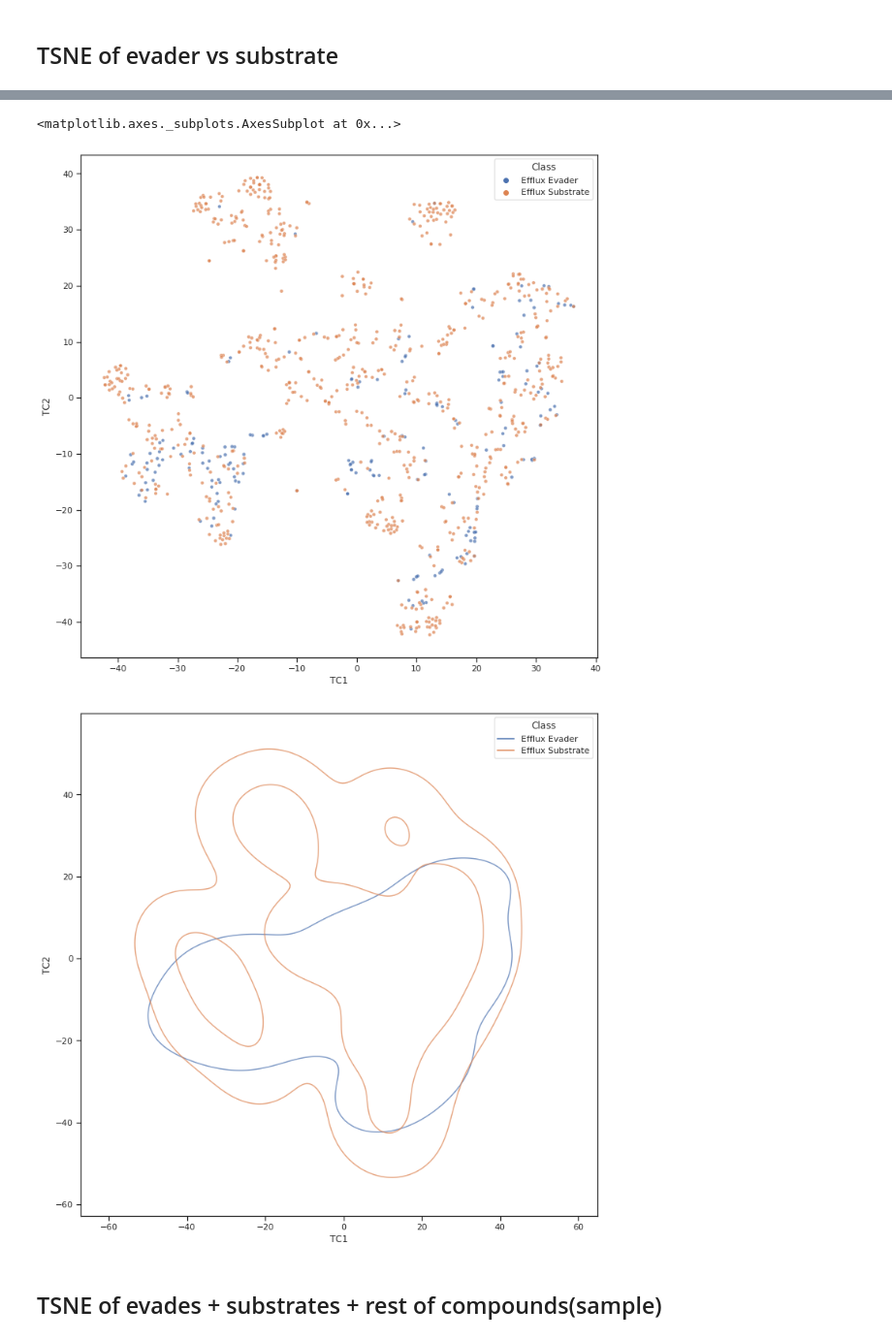
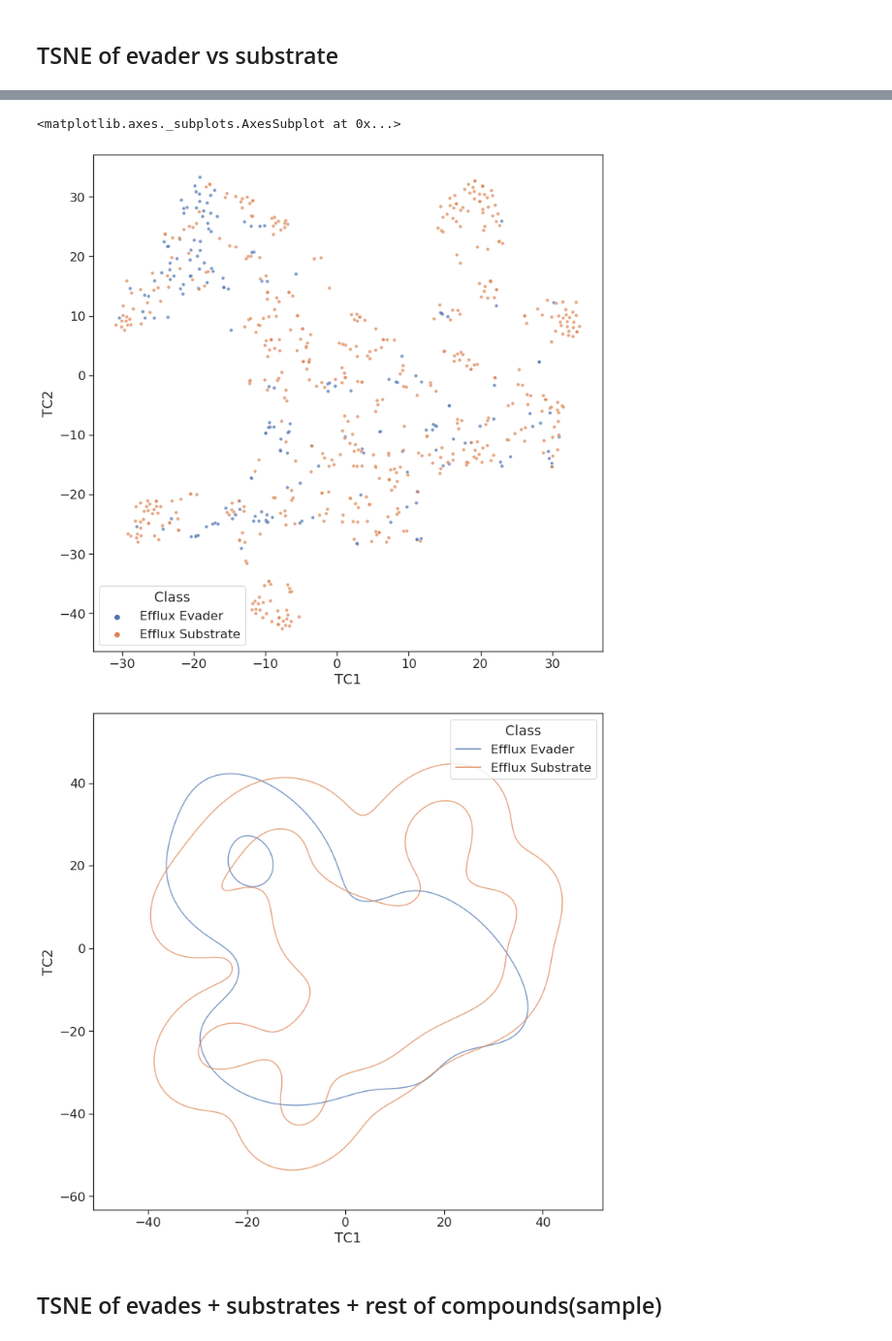
Before and after one commit to domgurvic/co_add_efflux, a Jupyter notebook: co_add/co_add_chaser.ipynb, the cells around one changed output, grey strips where cells are left out. Shown at 97% size. Drawn from its saved outputs; the diff is of its cells as text; code cells hidden in the pictures.

```diff
--- a/co_add/co_add_chaser.ipynb
+++ b/co_add/co_add_chaser.ipynb
@@ -112,6 +112,16 @@ sub_and_evade= pd.read_pickle('data_curated/sub_and_evade.pkl')
 om_permeating = pd.read_pickle('data_curated/om_permeating.pkl')
 
 om_non_permeating = pd.read_pickle('data_curated/om_non_permeating.pkl')
+
+
+### OM bias
+
+
+efflux_evaders_om_corrected = pd.read_pickle('data_curated/efflux_evaders_om_corrected.pkl')
+
+efflux_substrates_om_corrected = pd.read_pickle('data_curated/efflux_substrates_om_corrected.pkl')
+
+sub_and_evade_om_corrected = efflux_evaders_om_corrected.append(efflux_substrates_om_corrected).reset_index(drop=True)
 # %% [markdown]
 ### 2. standartise it
 
@@ -726,15 +733,0 @@ Out of 760 efflux substrates 206 are non-permeators
-# %%
-# e_coli_wild_efflux[['INHIB_AVE_wild', 'INHIB_AVE_efflux']].plot.hist(bins=200, alpha=0.5, figsize=[10,7])
-
-
-sns.set(rc={"figure.figsize":(10, 7)})
-sns.set_style("white")
-
-sns.histplot(e_coli_wild_efflux[['INHIB_AVE_efflux', 'INHIB_AVE_wild']], alpha=0.5, bins=150)
-sns.despine()
-
-plt.legend(['Wild Type, $\overline{n} = 4.0$', '$\Delta TolC, \overline{n} = 6.6 $'])
-
-
-plt.xlabel('Percentile OD600', weight='bold');
-plt.ylabel('Number of Compounds', weight='bold');
@@ -745,11 +764,11 @@ plt.ylabel('Number of Compounds', weight='bold');
 # %%
-sub_and_evade_tsne = master_functions.tsne_no_plot(sub_and_evade['fps'], perp=30)
+sub_and_evade_om_corrected_tsne = master_functions.tsne_no_plot(sub_and_evade_om_corrected['fps'], perp=30)
 
 fig, ax = plt.subplots(figsize=(12,12))
-sns.scatterplot(x='TC1',y='TC2',data=sub_and_evade_tsne, s=20 ,alpha=0.7, hue=sub_and_evade['Class'])
+sns.scatterplot(x='TC1',y='TC2',data=sub_and_evade_om_corrected_tsne, s=20 ,alpha=0.7, hue=sub_and_evade_om_corrected['Class'])
 
 fig, ax = plt.subplots(figsize=(12,12))
 
-sns.kdeplot(x='TC1',y='TC2',data=sub_and_evade_tsne,alpha=0.7, hue=sub_and_evade['Class'], levels = 3)
+sns.kdeplot(x='TC1',y='TC2',data=sub_and_evade_om_corrected_tsne,alpha=0.7, hue=sub_and_evade_om_corrected['Class'], levels = 3)
 # %% [output]
 [t-SNE] Computing 91 nearest neighbors...
@@ -762,6 +781,6 @@ sns.kdeplot(x='TC1',y='TC2',data=sub_and_evade_tsne,alpha=0.7, hue=sub_and_evade
 <matplotlib.axes._subplots.AxesSubplot at 0x...>
-[figure, old version]
+[figure, new version]
-[figure, old version]
+[figure, new version]
 # %% [markdown]
 ## TSNE of evades + substrates + rest of compounds(sample)
 # %%
```
Also changed, not shown: parts of 21 cells of this notebook.
